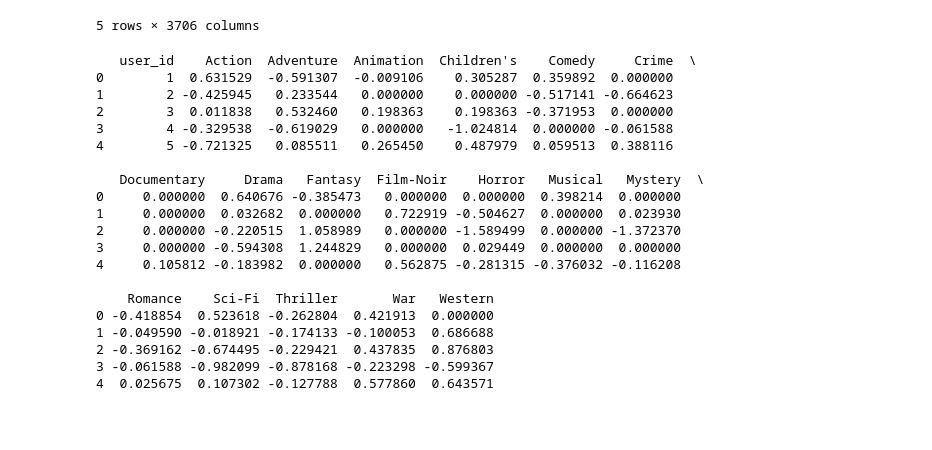
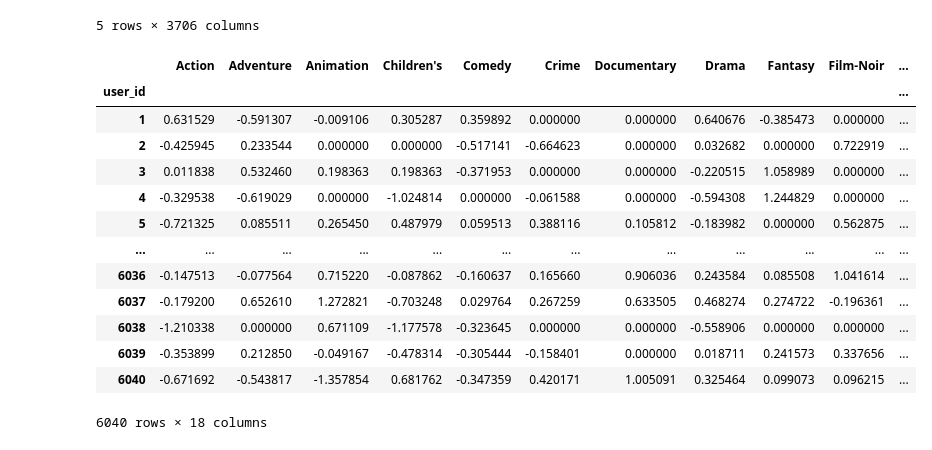
Before and after one commit to nnkhanhn/Recommendation-systems, a Jupyter notebook: RS_Collaborative filtering.ipynb, the cells around one changed output. Saved outputs shown, nothing was run; the diff lists cells and outputs as text; code cells hidden in the pictures; blank space fills up the shorter version.

```diff
--- a/RS_Collaborative filtering.ipynb
+++ b/RS_Collaborative filtering.ipynb
@@ -29,26 +29,20 @@ final_df_matrix.head()
 5 rows × 3706 columns
 # %%
 user_profile = pd.read_csv("u_dict.csv")
-print(user_profile.head())
+user_profile.set_index('user_id')
 # %% [output]
+|  | Action | Adventure | Animation | Children's | Comedy | Crime | Documentary | Drama | Fantasy | Film-Noir | ... |
+| user_id |  |  |  |  |  |  |  |  |  |  | ... |
+| 1 | 0.631529 | -0.591307 | -0.009106 | 0.305287 | 0.359892 | 0.000000 | 0.000000 | 0.640676 | -0.385473 | 0.000000 | ... |
+| 2 | -0.425945 | 0.233544 | 0.000000 | 0.000000 | -0.517141 | -0.664623 | 0.000000 | 0.032682 | 0.000000 | 0.722919 | ... |
+| 3 | 0.011838 | 0.532460 | 0.198363 | 0.198363 | -0.371953 | 0.000000 | 0.000000 | -0.220515 | 1.058989 | 0.000000 | ... |
+| 4 | -0.329538 | -0.619029 | 0.000000 | -1.024814 | 0.000000 | -0.061588 | 0.000000 | -0.594308 | 1.244829 | 0.000000 | ... |
+| 5 | -0.721325 | 0.085511 | 0.265450 | 0.487979 | 0.059513 | 0.388116 | 0.105812 | -0.183982 | 0.000000 | 0.562875 | ... |
+| ... | ... | ... | ... | ... | ... | ... | ... | ... | ... | ... | ... |
+| 6036 | -0.147513 | -0.077564 | 0.715220 | -0.087862 | -0.160637 | 0.165660 | 0.906036 | 0.243584 | 0.085508 | 1.041614 | ... |
+| 6037 | -0.179200 | 0.652610 | 1.272821 | -0.703248 | 0.029764 | 0.267259 | 0.633505 | 0.468274 | 0.274722 | -0.196361 | ... |
+| 6038 | -1.210338 | 0.000000 | 0.671109 | -1.177578 | -0.323645 | 0.000000 | 0.000000 | -0.558906 | 0.000000 | 0.000000 | ... |
+| 6039 | -0.353899 | 0.212850 | -0.049167 | -0.478314 | -0.305444 | -0.158401 | 0.000000 | 0.018711 | 0.241573 | 0.337656 | ... |
+| 6040 | -0.671692 | -0.543817 | -1.357854 | 0.681762 | -0.347359 | 0.420171 | 1.005091 | 0.325464 | 0.099073 | 0.096215 | ... |
-   user_id    Action  Adventure  Animation  Children's    Comedy     Crime  \
-0        1  0.631529  -0.591307  -0.009106    0.305287  0.359892  0.000000
-1        2 -0.425945   0.233544   0.000000    0.000000 -0.517141 -0.664623
-2        3  0.011838   0.532460   0.198363    0.198363 -0.371953  0.000000
-3        4 -0.329538  -0.619029   0.000000   -1.024814  0.000000 -0.061588
-4        5 -0.721325   0.085511   0.265450    0.487979  0.059513  0.388116
-
-   Documentary     Drama   Fantasy  Film-Noir    Horror   Musical   Mystery  \
-0     0.000000  0.640676 -0.385473   0.000000  0.000000  0.398214  0.000000
-1     0.000000  0.032682  0.000000   0.722919 -0.504627  0.000000  0.023930
-2     0.000000 -0.220515  1.058989   0.000000 -1.589499  0.000000 -1.372370
-3     0.000000 -0.594308  1.244829   0.000000  0.029449  0.000000  0.000000
-4     0.105812 -0.183982  0.000000   0.562875 -0.281315 -0.376032 -0.116208
-
-    Romance    Sci-Fi  Thriller       War   Western
-0 -0.418854  0.523618 -0.262804  0.421913  0.000000
-1 -0.049590 -0.018921 -0.174133 -0.100053  0.686688
-2 -0.369162 -0.674495 -0.229421  0.437835  0.876803
-3 -0.061588 -0.982099 -0.878168 -0.223298 -0.599367
-4  0.025675  0.107302 -0.127788  0.577860  0.643571
+6040 rows × 18 columns
 # %%
```
Also changed, not shown: parts of 4 cells of this notebook, 6 other files.
